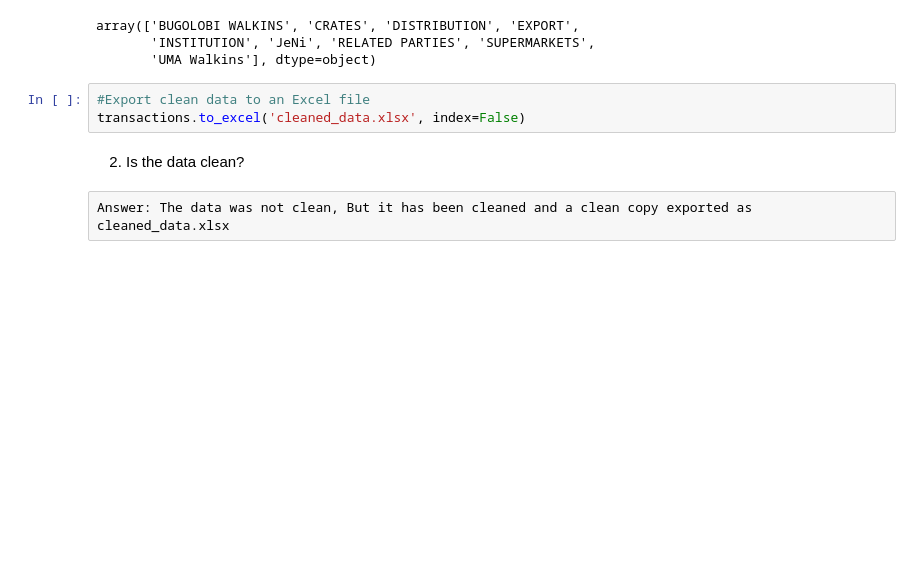
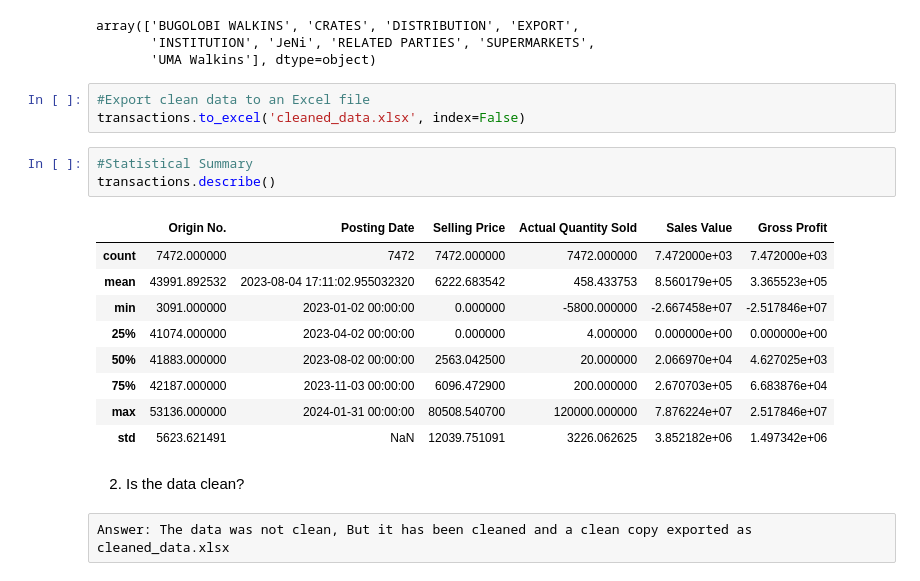
Before and after one commit to zindazed/MLAssignment1, a Jupyter notebook: MLDataAnalysis.ipynb, the cells around one changed output. Cells and saved outputs as stored; diff of their text form; blank space fills up the shorter version.

```diff
--- a/MLDataAnalysis.ipynb
+++ b/MLDataAnalysis.ipynb
@@ -309,6 +330,19 @@ array(['BUGOLOBI WALKINS', 'CRATES', 'DISTRIBUTION', 'EXPORT',
 # %%
 #Export clean data to an Excel file
 transactions.to_excel('cleaned_data.xlsx', index=False)
+# %%
+#Statistical Summary
+transactions.describe()
+# %% [output]
+|  | Origin No. | Posting Date | Selling Price | Actual Quantity Sold | Sales Value | Gross Profit |
+| count | 7472.000000 | 7472 | 7472.000000 | 7472.000000 | 7.472000e+03 | 7.472000e+03 |
+| mean | 43991.892532 | 2023-08-04 17:11:02.955032320 | 6222.683542 | 458.433753 | 8.560179e+05 | 3.365523e+05 |
+| min | 3091.000000 | 2023-01-02 00:00:00 | 0.000000 | -5800.000000 | -2.667458e+07 | -2.517846e+07 |
+| 25% | 41074.000000 | 2023-04-02 00:00:00 | 0.000000 | 4.000000 | 0.000000e+00 | 0.000000e+00 |
+| 50% | 41883.000000 | 2023-08-02 00:00:00 | 2563.042500 | 20.000000 | 2.066970e+04 | 4.627025e+03 |
+| 75% | 42187.000000 | 2023-11-03 00:00:00 | 6096.472900 | 200.000000 | 2.670703e+05 | 6.683876e+04 |
+| max | 53136.000000 | 2024-01-31 00:00:00 | 80508.540700 | 120000.000000 | 7.876224e+07 | 2.517846e+07 |
+| std | 5623.621491 | NaN | 12039.751091 | 3226.062625 | 3.852182e+06 | 1.497342e+06 |
 # %% [markdown]
 2. Is the data clean?
 # %% [raw]
```
Also changed, not shown: parts of 5 cells of this notebook, 7 other files.
